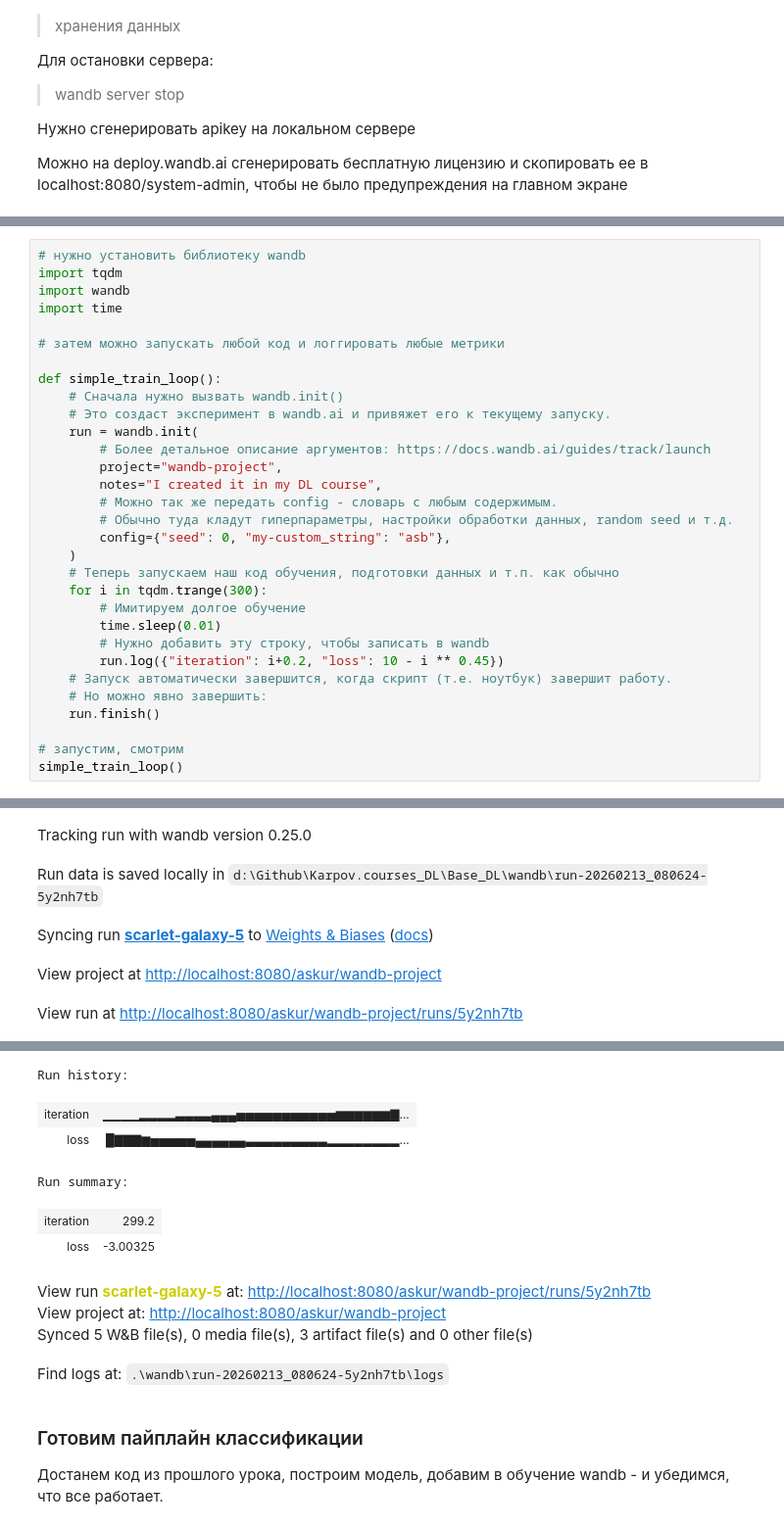
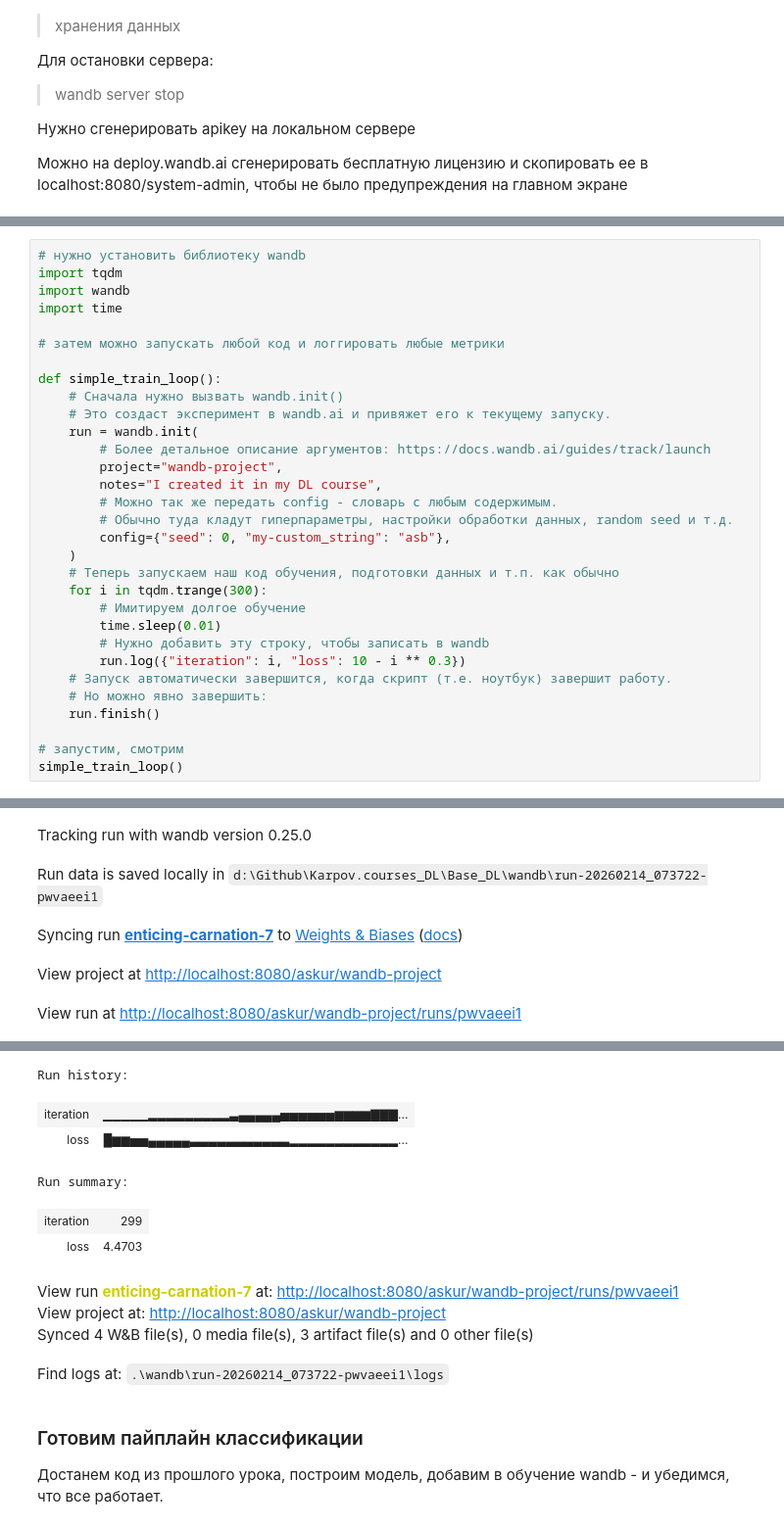
Before and after one commit to AndreyKurdyubov/Karpov.courses_DL, a Jupyter notebook: Base_DL/lesson3_reproducibility.ipynb, the cells around one changed output, grey strips where cells are left out. Shown at 98% size. Saved outputs shown, nothing was run; the diff lists cells and outputs as text.

```diff
--- a/Base_DL/lesson3_reproducibility.ipynb
+++ b/Base_DL/lesson3_reproducibility.ipynb
@@ -92,7 +89,7 @@ def simple_train_loop():
         # Имитируем долгое обучение
         time.sleep(0.01)
         # Нужно добавить эту строку, чтобы записать в wandb
-        run.log({"iteration": i+0.2, "loss": 10 - i ** 0.45})
+        run.log({"iteration": i, "loss": 10 - i ** 0.3})
     # Запуск автоматически завершится, когда скрипт (т.е. ноутбук) завершит работу.
     # Но можно явно завершить:
     run.finish()
@@ -106,20 +100,20 @@ wandb: Currently logged in as: askur to http://localhost:8080. Use `wandb login
 [interactive output not drawn]
 Tracking run with wandb version 0.25.0
-Run data is saved locally in d:\Github\Karpov.courses_DL\Base_DL\wandb\run-20260213_080624-5y2nh7tb
+Run data is saved locally in d:\Github\Karpov.courses_DL\Base_DL\wandb\run-20260214_073722-pwvaeei1
-Syncing run scarlet-galaxy-5 to Weights & Biases (docs)
+Syncing run enticing-carnation-7 to Weights & Biases (docs)
 View project at http://localhost:8080/askur/wandb-project
-View run at http://localhost:8080/askur/wandb-project/runs/5y2nh7tb
+View run at http://localhost:8080/askur/wandb-project/runs/pwvaeei1
 [interactive output not drawn]
+Run history:
+| iteration | ▁▁▁▁▁▂▂▂▂▂▂▂▂▂▃▄▄▄▄▄▅▅▅▅▅▅▆▆▆▆▇▇▇... |
+| loss | █▆▆▅▅▄▄▄▄▄▃▃▃▃▃▃▃▃▃▃▃▂▂▂▂▂▂▂▂▂▂▂▂... |
-Run history:
+Run summary:
-| iteration | ▁▁▁▁▂▂▂▂▃▃▃▃▄▄▄▅▅▅▅▅▅▅▅▅▅▅▆▆▆▆▆▆▇... |
-| loss | █▇▇▇▆▅▅▅▅▅▄▄▄▄▄▄▃▃▃▃▃▃▃▃▃▂▂▂▂▂▂▂▂... |
-Run summary:
-| iteration | 299.2 |
-| loss | -3.00325 |
+| iteration | 299 |
+| loss | 4.4703 |
-View run scarlet-galaxy-5 at: http://localhost:8080/askur/wandb-project/runs/5y2nh7tb
+View run enticing-carnation-7 at: http://localhost:8080/askur/wandb-project/runs/pwvaeei1
 View project at: http://localhost:8080/askur/wandb-project
-Synced 5 W&B file(s), 0 media file(s), 3 artifact file(s) and 0 other file(s)
+Synced 4 W&B file(s), 0 media file(s), 3 artifact file(s) and 0 other file(s)
-Find logs at: .\wandb\run-20260213_080624-5y2nh7tb\logs
+Find logs at: .\wandb\run-20260214_073722-pwvaeei1\logs
 # %% [markdown]
 ### Готовим пайплайн классификации
 
```
Also changed, not shown: parts of 5 cells of this notebook.
